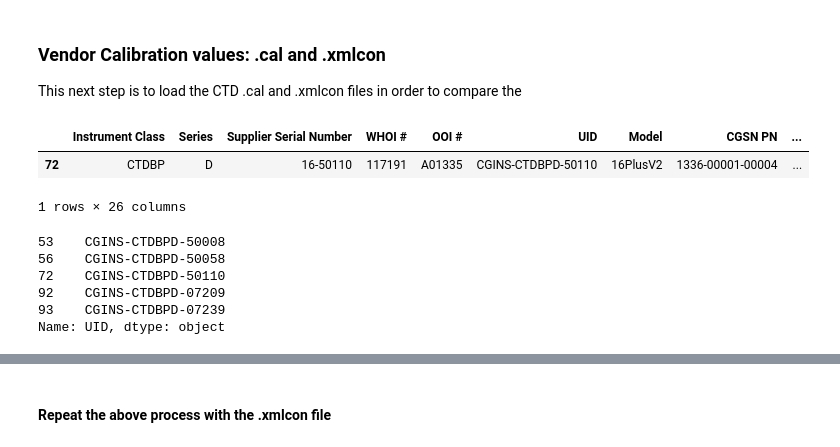
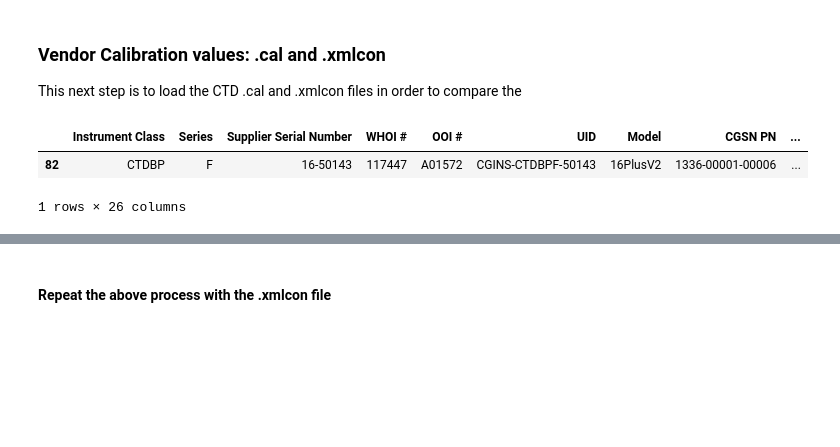
Before and after one commit to cooleyky/QAQC_Sandbox, a Jupyter notebook: Metadata_Review/Metadata_Review.ipynb, the cells around one changed output, grey strips where cells are left out. Cells and saved outputs as stored; diff of their text form; code cells hidden in the pictures; blank space fills up the shorter version.

```diff
--- a/Metadata_Review/Metadata_Review.ipynb
+++ b/Metadata_Review/Metadata_Review.ipynb
@@ -132,3 +123,5 @@ CTDBPD
 set(CTDBP['Series'])
 # %% [output]
 {'C', 'D', 'E', 'F', 'P'}
+# %%
+CTDBPF = whoi_asset_tracking(excel_spreadsheet,sheet_name,instrument_class='CTDBP',whoi=True,series='F')
@@ -288,13 +285,13 @@ The next step is to take the capture files from the QCT and load them into a com
 * Parse the QCT documents
 * Translate the parsed QCT values into a pandas dataframe
 # %%
-uids = sorted( list( set( CTDBPD['UID'])))
+uids = sorted( list( set( CTDBPF['UID'])))
 # %%
 qct_dict = {}
 for uid in uids:
     # Get the QCT Document numbers from the asset tracking sheet
-    CTDBPD['UID_match'] = CTDBPD['UID'].apply(lambda x: True if uid in x else False)
-    qct_series = CTDBPD[CTDBPD['UID_match'] == True]['QCT Testing']
+    CTDBPF['UID_match'] = CTDBPF['UID'].apply(lambda x: True if uid in x else False)
+    qct_series = CTDBPF[CTDBPF['UID_match'] == True]['QCT Testing']
     qct_series = list(qct_series.iloc[0].split('\n'))
     qct_dict.update({uid:qct_series})
 # %%
@@ -400,25 +426,16 @@ for uid in qct:
 ### Vendor Calibration values: .cal and .xmlcon
 This next step is to load the CTD .cal and .xmlcon files in order to compare the
 # %%
-CTDBPD[CTDBPD['UID_match'] == True]
+CTDBPF[CTDBPF['UID_match'] == True]
 # %% [output]
 |  | Instrument Class | Series | Supplier Serial Number | WHOI # | OOI # | UID | Model | CGSN PN | ... |
-| 72 | CTDBP | D | 16-50110 | 117191 | A01335 | CGINS-CTDBPD-50110 | 16PlusV2 | 1336-00001-00004 | ... |
+| 82 | CTDBP | F | 16-50143 | 117447 | A01572 | CGINS-CTDBPF-50143 | 16PlusV2 | 1336-00001-00006 | ... |
 1 rows × 26 columns
 # %%
 def get_serial_num(df):
     serial_num = list(df[df['UID_match'] == True]['Supplier\nSerial Number'])
     serial_num = serial_num[0].split('-')[1]
     return serial_num
-# %%
-CTDBPD['seri']
-# %% [output]
-53    CGINS-CTDBPD-50008
-56    CGINS-CTDBPD-50058
-72    CGINS-CTDBPD-50110
-92    CGINS-CTDBPD-07209
-93    CGINS-CTDBPD-07239
-Name: UID, dtype: object
 # %%
 serial_nums = {}
 for uid in uids:
```
Also changed, not shown: parts of 53 cells of this notebook, 7 other files.
